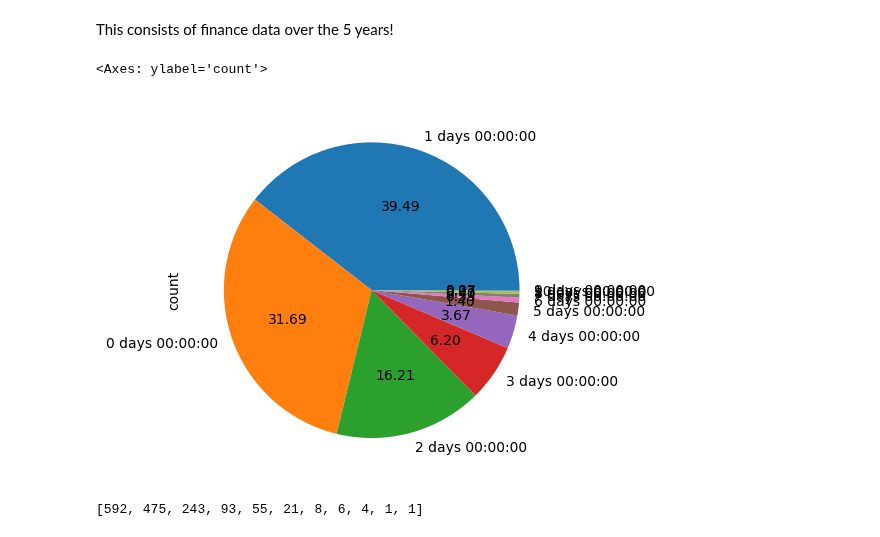
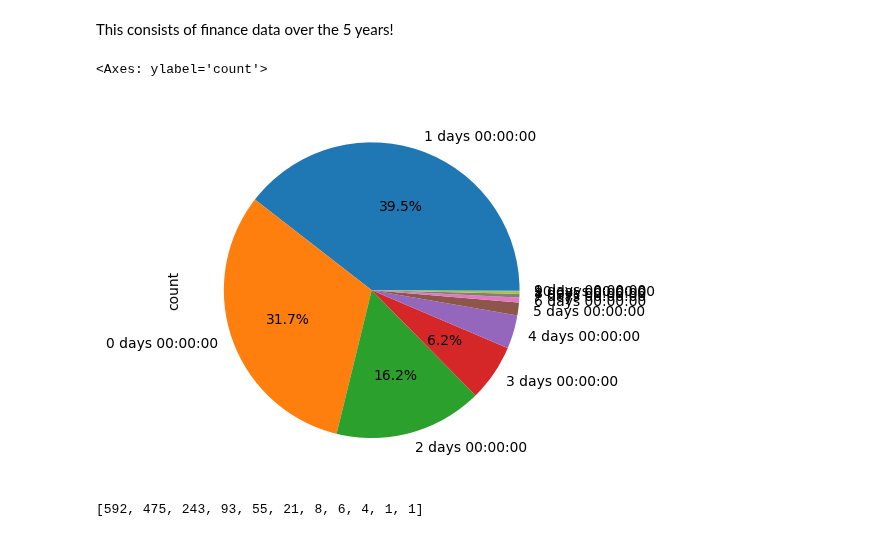
Before and after one commit to SakshiKhatiwada/Python, a Jupyter notebook: Machine-Learning/d4-univariate-analysis-self.ipynb, the cells around one changed output. Saved outputs shown, nothing was run; the diff lists cells and outputs as text; code cells hidden in the pictures.

Commit message:
eda on dates

```diff
--- a/Machine-Learning/d4-univariate-analysis-self.ipynb
+++ b/Machine-Learning/d4-univariate-analysis-self.ipynb
@@ -91,10 +91,15 @@ Timestamp('2024-12-29 00:00:00')
 # %% [markdown]
 This consists of finance data over the 5 years!
 # %%
-df['Date'].diff(periods=1).value_counts().plot(kind='pie', autopct='%.2f', startangle=0) # gaps
+# sol 2: hiding the pct
+
+def autopct_func(pct):
+    return f'{pct:.1f}%' if pct > 5 else ''
+
+df['Date'].diff(periods=1).value_counts().plot(kind='pie', autopct=autopct_func, startangle=0) # gaps
 # %% [output]
 <Axes: ylabel='count'>
-[figure, old version]
+[figure, new version]
 # %%
 values = df['Date'].diff(periods=1).value_counts().tolist()
 values
```
Also changed, not shown: parts of 18 cells of this notebook.
